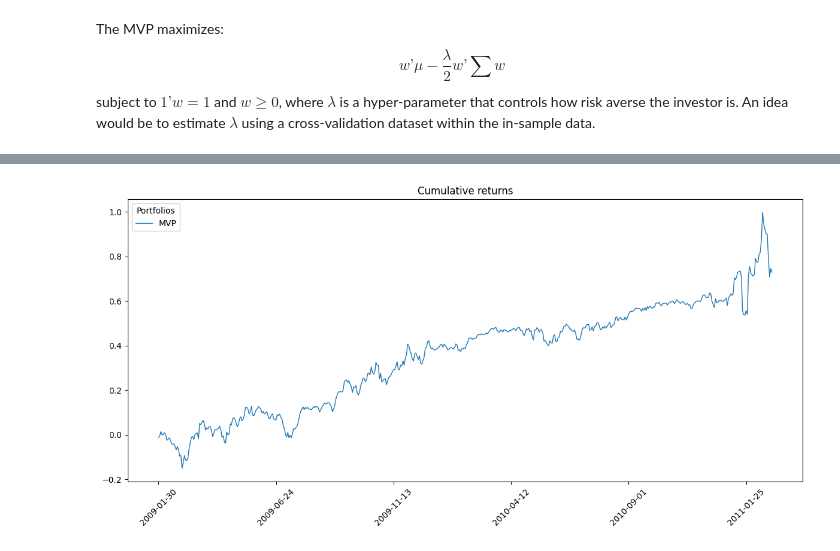
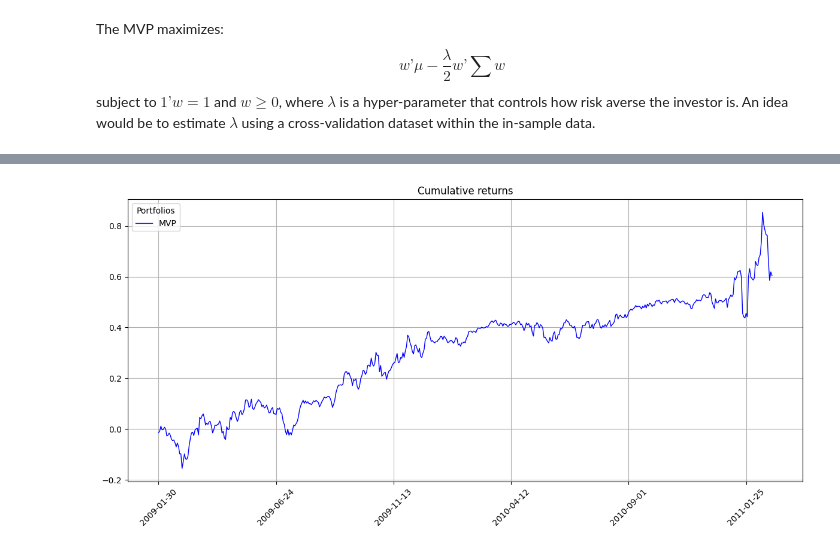
Before and after one commit to VAPopa7/improved-MVP, a Jupyter notebook: backtest_MVPs.ipynb, the cells around one changed output, grey strips where cells are left out. Cells and saved outputs as stored; diff of their text form; code cells hidden in the pictures.

Commit message:
feat: added transaction costs and turnover to the backtest

```diff
--- a/backtest_MVPs.ipynb
+++ b/backtest_MVPs.ipynb
@@ -87,7 +88,7 @@ def shift_trading_days(start_date, lookback=252):
     return trading_days[idx - lookback]
 # %%
 # Function for backtesting the vanilla MVP
-def backtest(prices, str_test, end_test, lookback):
+def backtest(prices: pd.DataFrame, str_test: str, end_test: str, lookback: int=252, rebalance: int=1, cost_bps: int=0):
     # Calculate linear and logarithmic returns; Remove NaN to prevent errors
     X_lin = prices.pct_change().dropna()
     X_log = np.log1p(X_lin)
@@ -111,16 +112,22 @@ def backtest(prices, str_test, end_test, lookback):
 
     # Design portfolio weights
     print("Designing vanilla MVP...")
-    current_w = MVP_lmd(X_log_trn, best_lmd)
+    og_w = MVP_lmd(X_log_trn, best_lmd)
 
     # Backtest portfolio day-to-day with test data
     print("Backtesting vanilla MVP...")
-    for t in X_lin_test.index:
+    for t_idx, t in enumerate(X_lin_test.index):
         # Store weights
+        trans_costs = 0.0
+        if t_idx == 0 or t_idx % rebalance == 0:
+            turnover = np.abs(og_w - current_w).sum()
+            trans_costs = turnover * cost_bps / 1e4
+            current_w = og_w
         portf_w.loc[t] = current_w
 
         # Compute portfolio return
-        portf_ret.loc[t] = X_lin_test.loc[t] @ current_w
+        period_ret = X_lin_test.loc[t] @ current_w
+        portf_ret.loc[t] = period_ret - trans_costs
 
         # Normalize weights based on asset performance to simulate weight drift
         current_w = current_w * (1 + X_lin_test.loc[t])
@@ -139,9 +146,10 @@ while start_idx < end_idx:
     str_test = datetime.strptime(opt_dates[start_idx][6:-4], '%Y%m%d').strftime('%Y-%m-%d')
     end_test = datetime.strptime(str(int(opt_dates[start_idx + 1][6:-4]) - 1), '%Y%m%d').strftime('%Y-%m-%d')
     exst_data = exst_consts.loc[:end_test]
+
+    # Conduct backtest with weekly rebalancing and transaction costs of 0.30% per trade
     print(f"Running backtest {start_idx}. Reoptimization as of: {str_test}")
-
-    portf_ret, portf_w = backtest(exst_data, str_test, end_test, lookback)
+    portf_ret, portf_w = backtest(exst_data, str_test, end_test, lookback, 5, 30)
     print("Backtesting completed \n")
 
     all_rets = pd.concat([all_rets, portf_ret])
@@ -178,12 +186,13 @@ Backtesting completed
 # %%
 # Plot cumulative returns
 plt.figure(figsize=(12, 6))
 cum_ret = (1 + all_rets).cumprod() - 1
-cum_ret.plot(label='MVP', linewidth=1)
+cum_ret.plot(color='blue', label='MVP', linewidth=1)
 plt.title('Cumulative returns')
 plt.legend(title='Portfolios')
 plt.xticks(rotation=45)
+plt.grid()
 plt.tight_layout()
 plt.show()
 # %% [output]
-[figure, old version]
+[figure, new version]
```
Also changed, not shown: parts of 2 cells of this notebook.
